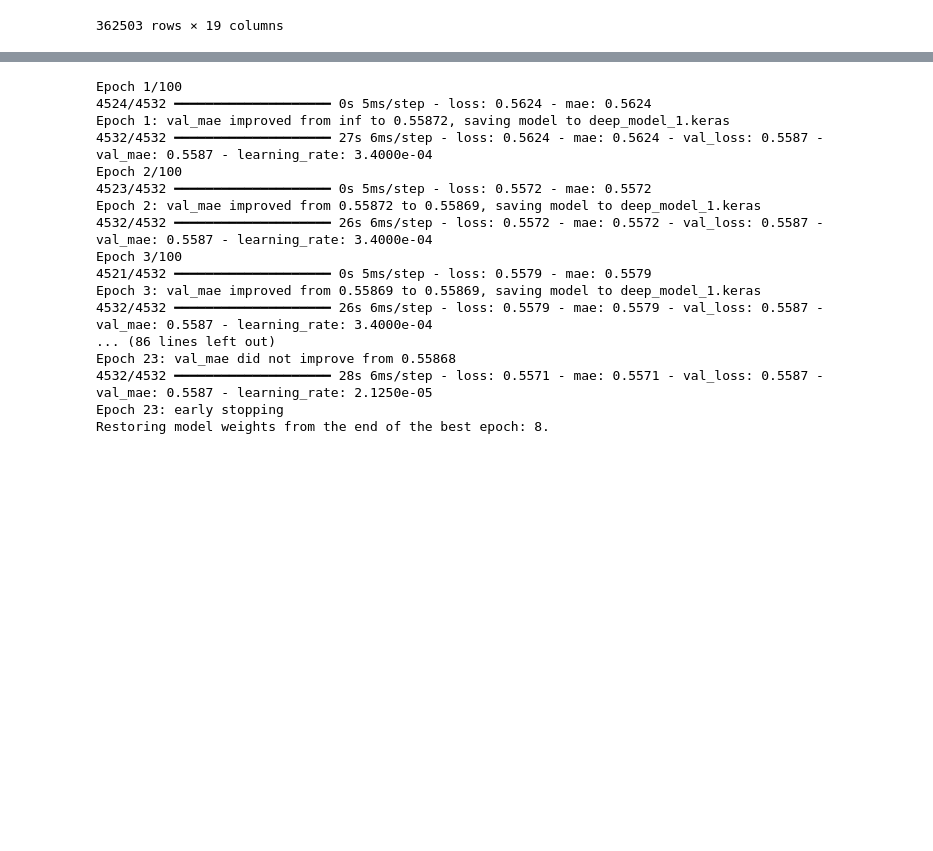
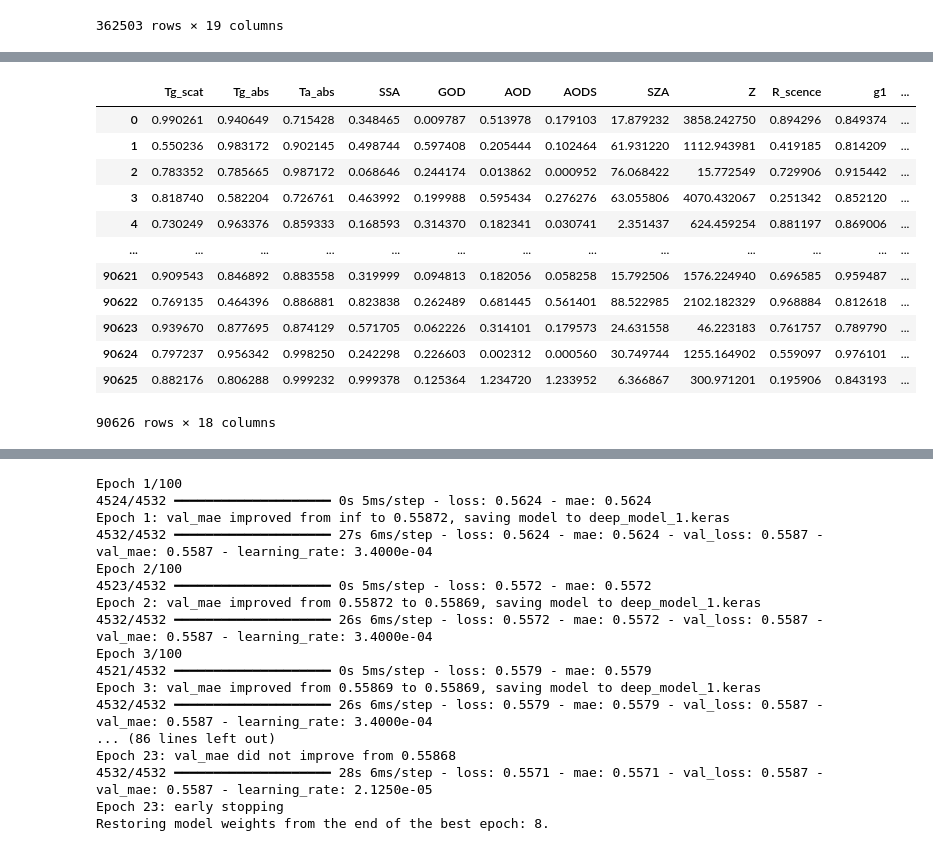
Before and after one commit to firasayarii/EOS_CESBIO, a Jupyter notebook: modeling_BOA/Deep_BOA_training.ipynb, the cells around one changed output, grey strips where cells are left out. Saved outputs shown, nothing was run; the diff lists cells and outputs as text; code cells hidden in the pictures; blank space fills up the shorter version.

Commit message:
modeling and data augmentation

```diff
--- a/modeling_BOA/Deep_BOA_training.ipynb
+++ b/modeling_BOA/Deep_BOA_training.ipynb
@@ -81,7 +96,7 @@ data
 362503 rows × 19 columns
 # %%
 scaler=StandardScaler()
-scaler_y=StandardScaler()
+scaler_y = MinMaxScaler()
 cols_to_scale = data.drop(columns=['BOA_fraction']).columns
 X_scaled = scaler.fit_transform(data[cols_to_scale])
 y_scaled=scaler_y.fit_transform(data['BOA_fraction'].values.reshape(-1, 1))
@@ -120,0 +224,49 @@ model.compile(optimizer=optimizer, loss='mse', metrics=['mae'])
+# %%
+def inverse_scaling(X,scaler,y,scaler_y):
+    '''cols_to_scale_inv = X.drop(columns=['mprime_a_bin_0', 'mprime_a_bin_1',
+       'mprime_a_bin_2', 'mprime_a_bin_3', 'mprime_a_bin_4', 'mprime_g_bin_0',
+       'mprime_g_bin_1', 'mprime_g_bin_2', 'mprime_g_bin_3', 'mprime_g_bin_4'
+       ]).columns
+    cols_to_encode_inv = ['mprime_a_bin_0', 'mprime_a_bin_1',
+       'mprime_a_bin_2', 'mprime_a_bin_3', 'mprime_a_bin_4', 'mprime_g_bin_0',
+       'mprime_g_bin_1', 'mprime_g_bin_2', 'mprime_g_bin_3', 'mprime_g_bin_4',
+       ]'''
+    #X_scaled_part = X_test[cols_to_scale_inv].values
+    #X_encoded_part = X_test[cols_to_encode_inv].values
+    # 2. Inverser la standardisation
+    X_original_scaled = scaler.inverse_transform(X)
+
+    # 3. Inverser l'encodage
+    #X_original_categoricals = encoder.inverse_transform(X_encoded_part)
+    X_real= pd.DataFrame(
+        X_original_scaled,
+        columns=['Tg_scat', 'Tg_abs', 'Ta_abs', 'SSA', 'GOD', 'AOD', 'AODS', 'SZA', 'Z',
+        'R_scence', 'g1', 'Cos(SZA)', 'mu_g', 'mu_a', 'muprime_g', 'muprime_a',
+        'mprime_g', 'mprime_a'],
+        index=X_scaled.index if isinstance(X_scaled, pd.DataFrame) else None
+    )
+    '''df_categoricals = pd.DataFrame(
+        X_original_categoricals,
+        columns=['mprime_a_bin', 'mprime_g_bin'],
+        index=X_test.index
+    )'''
+    y_real=scaler_y.inverse_transform(y)
+    return X_real , y_real
+# %%
+X_test_real,y_test_real=inverse_scaling(X_test,scaler,y_test,scaler_y)
+# %%
+X_test_real
+# %% [output]
+|  | Tg_scat | Tg_abs | Ta_abs | SSA | GOD | AOD | AODS | SZA | Z | R_scence | g1 | ... |
+| 0 | 0.990261 | 0.940649 | 0.715428 | 0.348465 | 0.009787 | 0.513978 | 0.179103 | 17.879232 | 3858.242750 | 0.894296 | 0.849374 | ... |
+| 1 | 0.550236 | 0.983172 | 0.902145 | 0.498744 | 0.597408 | 0.205444 | 0.102464 | 61.931220 | 1112.943981 | 0.419185 | 0.814209 | ... |
+| 2 | 0.783352 | 0.785665 | 0.987172 | 0.068646 | 0.244174 | 0.013862 | 0.000952 | 76.068422 | 15.772549 | 0.729906 | 0.915442 | ... |
+| 3 | 0.818740 | 0.582204 | 0.726761 | 0.463992 | 0.199988 | 0.595434 | 0.276276 | 63.055806 | 4070.432067 | 0.251342 | 0.852120 | ... |
+| 4 | 0.730249 | 0.963376 | 0.859333 | 0.168593 | 0.314370 | 0.182341 | 0.030741 | 2.351437 | 624.459254 | 0.881197 | 0.869006 | ... |
+| ... | ... | ... | ... | ... | ... | ... | ... | ... | ... | ... | ... | ... |
+| 90621 | 0.909543 | 0.846892 | 0.883558 | 0.319999 | 0.094813 | 0.182056 | 0.058258 | 15.792506 | 1576.224940 | 0.696585 | 0.959487 | ... |
+| 90622 | 0.769135 | 0.464396 | 0.886881 | 0.823838 | 0.262489 | 0.681445 | 0.561401 | 88.522985 | 2102.182329 | 0.968884 | 0.812618 | ... |
+| 90623 | 0.939670 | 0.877695 | 0.874129 | 0.571705 | 0.062226 | 0.314101 | 0.179573 | 24.631558 | 46.223183 | 0.761757 | 0.789790 | ... |
+| 90624 | 0.797237 | 0.956342 | 0.998250 | 0.242298 | 0.226603 | 0.002312 | 0.000560 | 30.749744 | 1255.164902 | 0.559097 | 0.976101 | ... |
+| 90625 | 0.882176 | 0.806288 | 0.999232 | 0.999378 | 0.125364 | 1.234720 | 1.233952 | 6.366867 | 300.971201 | 0.195906 | 0.843193 | ... |
+90626 rows × 18 columns
```
Also changed, not shown: parts of 38 cells of this notebook, 27 other files.
